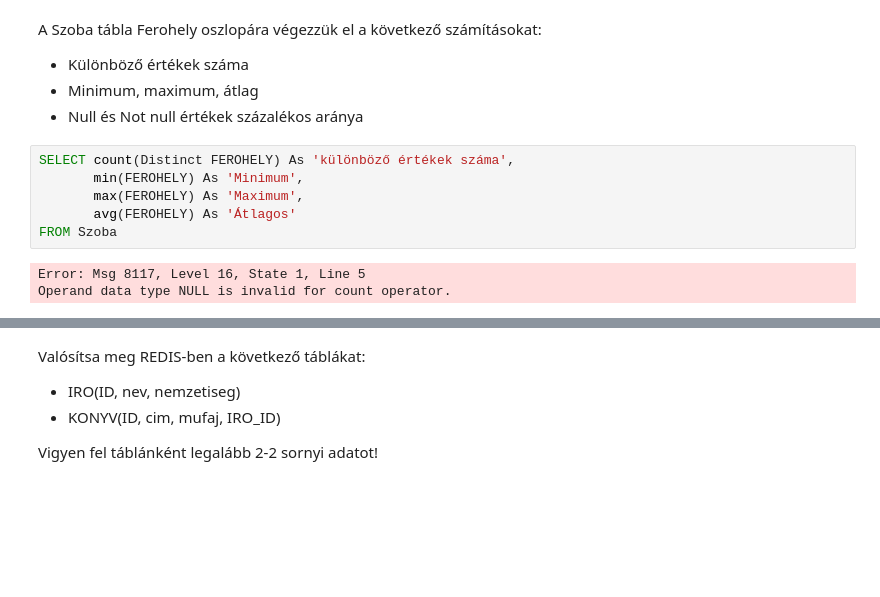
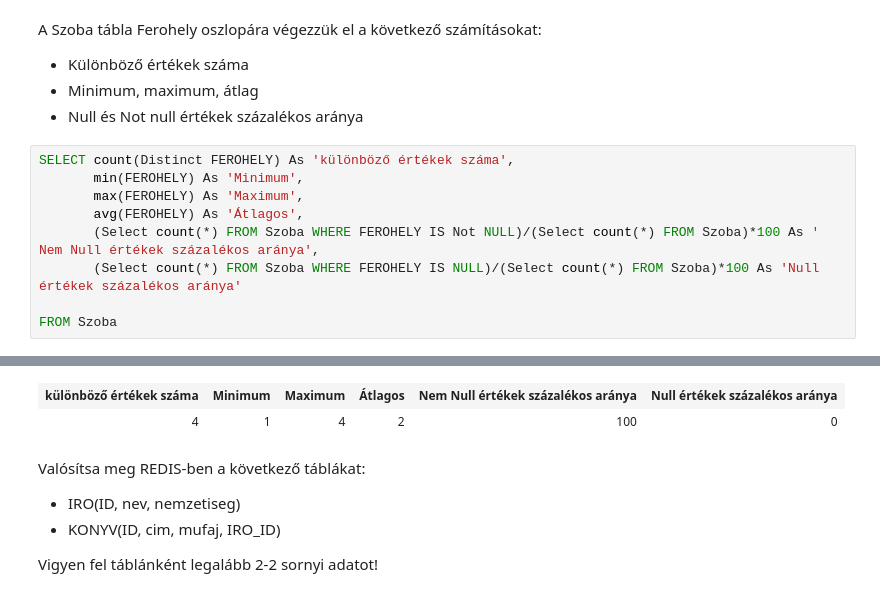
Before and after one commit to wkata/sql_gyak, a Jupyter notebook: zh_4.ipynb, the cells around one changed output, grey strips where cells are left out. Saved outputs shown, nothing was run; the diff lists cells and outputs as text; blank space fills up the shorter version.

```diff
--- a/zh_4.ipynb
+++ b/zh_4.ipynb
@@ -102,8 +117,9 @@ A Szoba tábla Ferohely oszlopára végezzük el a következő számításokat:
 SELECT count(Distinct FEROHELY) As 'különböző értékek száma',
        min(FEROHELY) As 'Minimum',
        max(FEROHELY) As 'Maximum',
-       avg(FEROHELY) As 'Átlagos'
+       avg(FEROHELY) As 'Átlagos',
+       (Select count(*) FROM Szoba WHERE FEROHELY IS Not NULL)/(Select count(*) FROM Szoba)*100 As ' Nem Null értékek százalékos aránya',
+       (Select count(*) FROM Szoba WHERE FEROHELY IS NULL)/(Select count(*) FROM Szoba)*100 As 'Null értékek százalékos aránya'
+
 FROM Szoba
 # %% [output]
-Error: Msg 8117, Level 16, State 1, Line 5
-Operand data type NULL is invalid for count operator.
@@ -111,3 +128,5 @@ Total execution time: 00:00:00.002
+| különböző értékek száma | Minimum | Maximum | Átlagos | Nem Null értékek százalékos aránya | Null értékek százalékos aránya |
+| 4 | 1 | 4 | 2 | 100 | 0 |
 # %% [markdown]
 Valósítsa meg REDIS-ben a következő táblákat:
 
```
Also changed, not shown: parts of 2 cells of this notebook.
